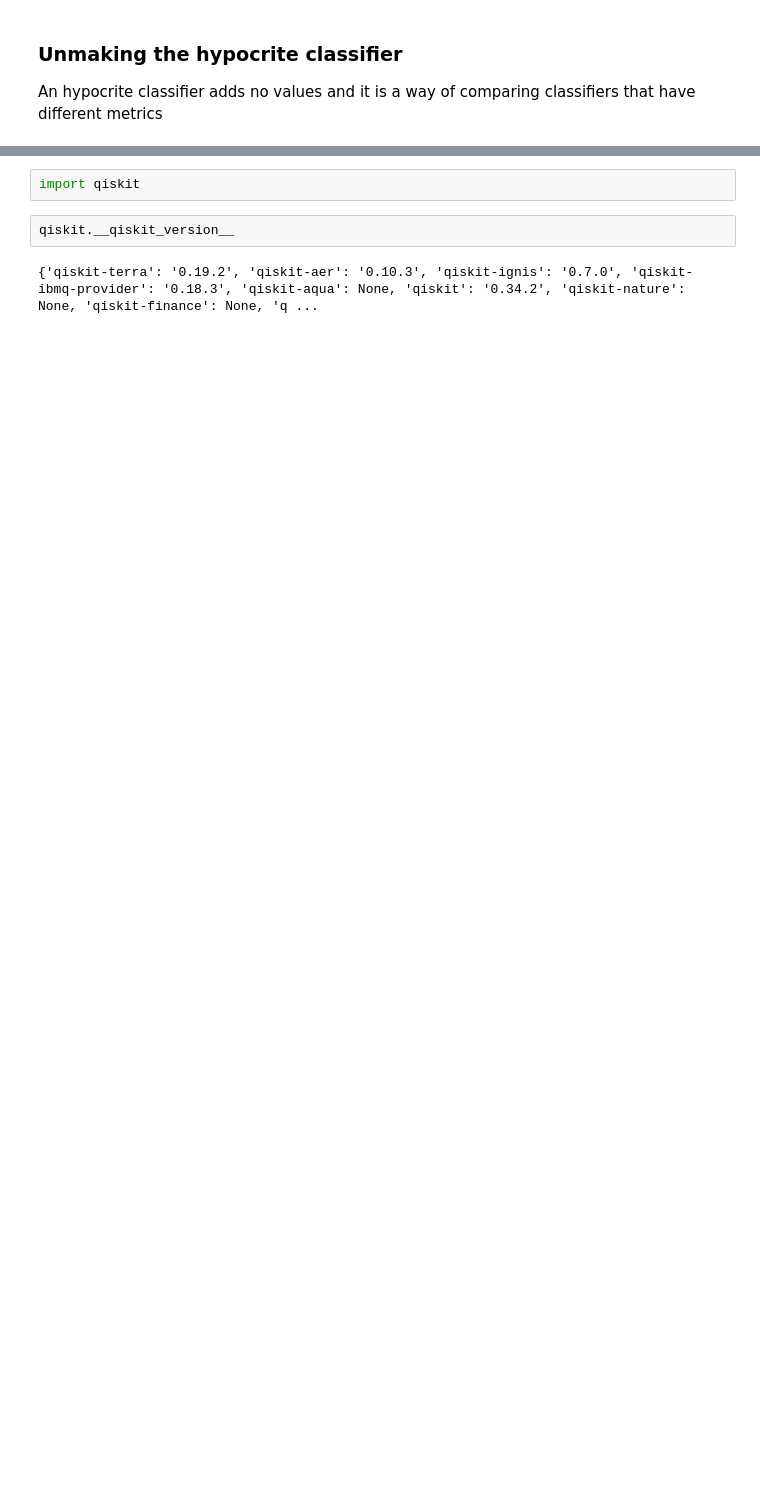
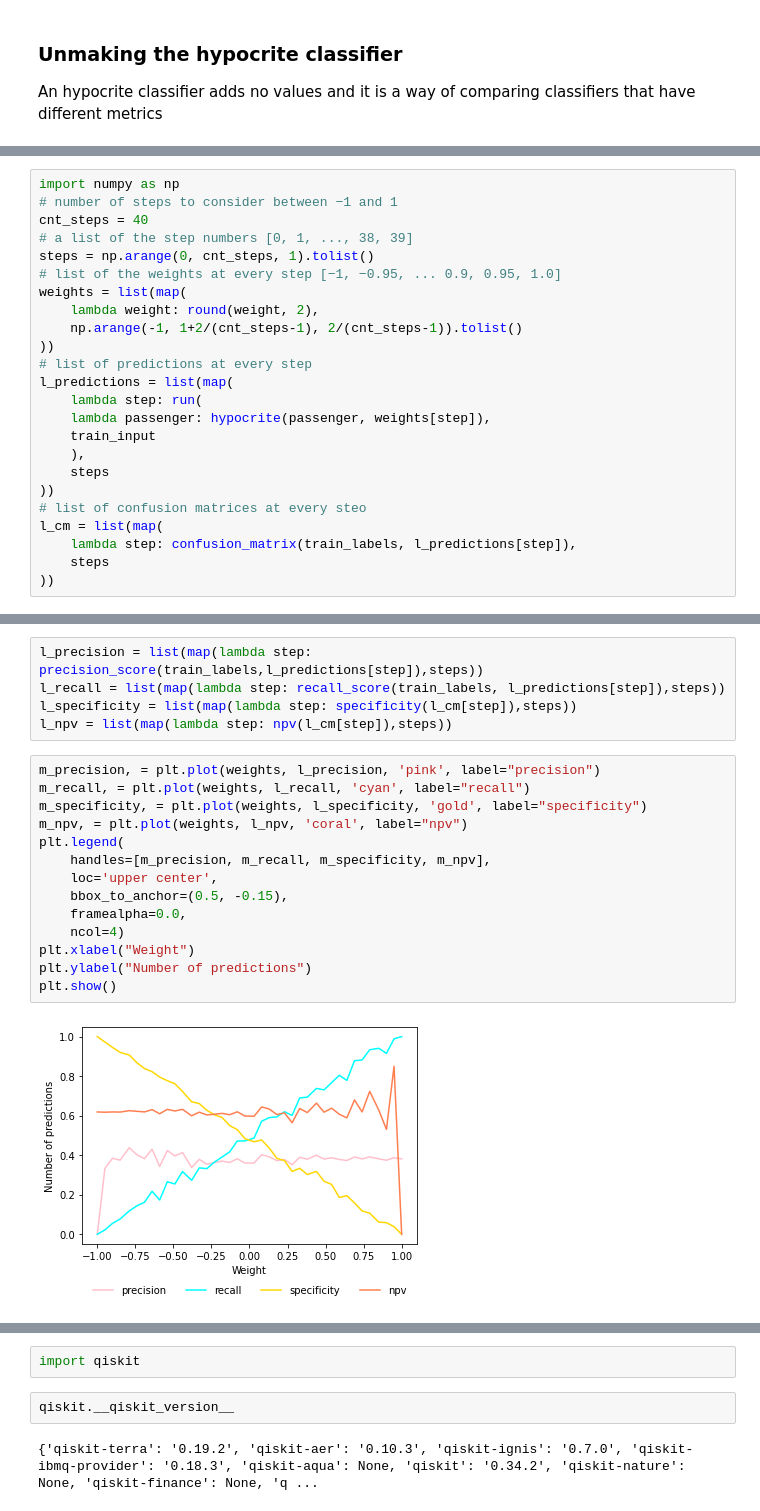
Before and after one commit to leonardocfor/quantum, a Jupyter notebook: notebooks/titanic.ipynb, the cells around one changed output, grey strips where cells are left out. Cells and saved outputs as stored; diff of their text form; blank space fills up the shorter version.

```diff
--- a/notebooks/titanic.ipynb
+++ b/notebooks/titanic.ipynb
@@ -336,0 +349,24 @@ def hypocrite(passenger,weight):
+# %%
+import numpy as np
+# number of steps to consider between −1 and 1
+cnt_steps = 40
+# a list of the step numbers [0, 1, ..., 38, 39]
+steps = np.arange(0, cnt_steps, 1).tolist()
+# list of the weights at every step [−1, −0.95, ... 0.9, 0.95, 1.0]
+weights = list(map(
+    lambda weight: round(weight, 2),
+    np.arange(-1, 1+2/(cnt_steps-1), 2/(cnt_steps-1)).tolist()
+))
+# list of predictions at every step
+l_predictions = list(map(
+    lambda step: run(
+    lambda passenger: hypocrite(passenger, weights[step]),
+    train_input
+    ),
+    steps
+))
+# list of confusion matrices at every steo
+l_cm = list(map(
+    lambda step: confusion_matrix(train_labels, l_predictions[step]),
+    steps
+))
@@ -336,0 +397,21 @@ def hypocrite(passenger,weight):
+# %%
+l_precision = list(map(lambda step: precision_score(train_labels,l_predictions[step]),steps))
+l_recall = list(map(lambda step: recall_score(train_labels, l_predictions[step]),steps))
+l_specificity = list(map(lambda step: specificity(l_cm[step]),steps))
+l_npv = list(map(lambda step: npv(l_cm[step]),steps))
+# %%
+m_precision, = plt.plot(weights, l_precision, 'pink', label="precision")
+m_recall, = plt.plot(weights, l_recall, 'cyan', label="recall")
+m_specificity, = plt.plot(weights, l_specificity, 'gold', label="specificity")
+m_npv, = plt.plot(weights, l_npv, 'coral', label="npv")
+plt.legend(
+    handles=[m_precision, m_recall, m_specificity, m_npv],
+    loc='upper center',
+    bbox_to_anchor=(0.5, -0.15),
+    framealpha=0.0,
+    ncol=4)
+plt.xlabel("Weight")
+plt.ylabel("Number of predictions")
+plt.show()
+# %% [output]
+[figure, added]
```
Also changed, not shown: parts of 13 cells of this notebook, 2 other files.
